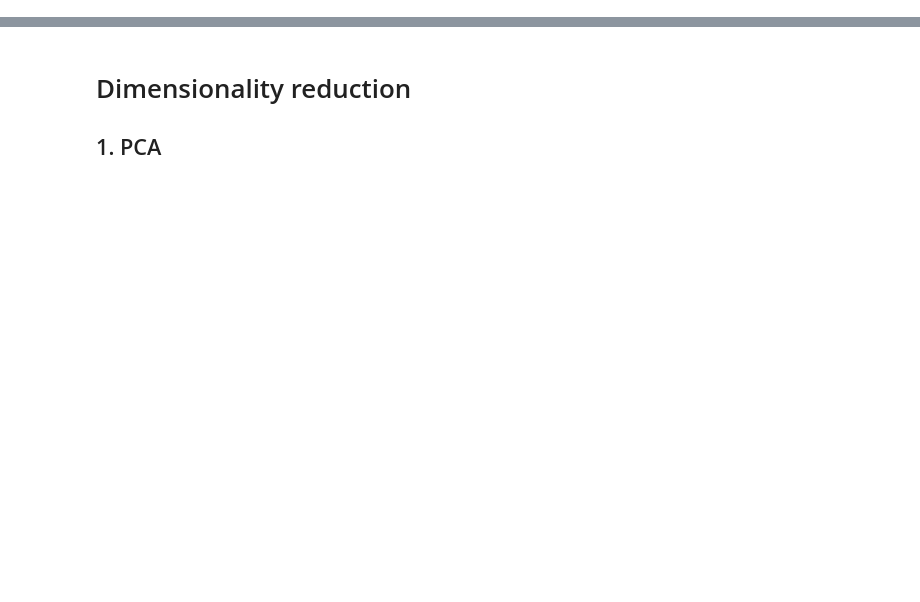
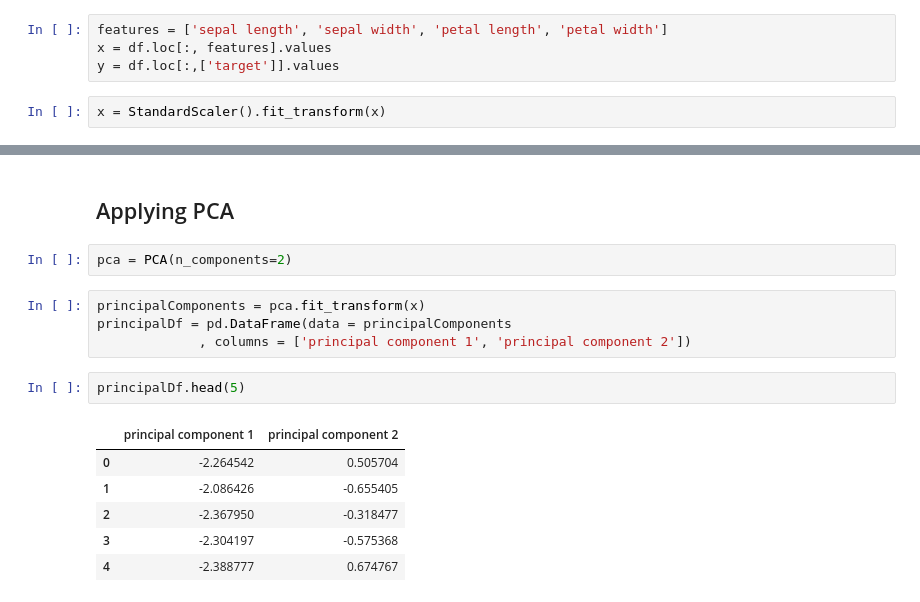
Before and after one commit to dennis-grinwald/tubddscourse, a Jupyter notebook: ml_part/day3_unsupervised/lecture_unsupervised_learning.ipynb, the cells around one changed output, grey strips where cells are left out. Saved outputs shown, nothing was run; the diff lists cells and outputs as text; blank space fills up the shorter version.

```diff
--- a/ml_part/day3_unsupervised/lecture_unsupervised_learning.ipynb
+++ b/ml_part/day3_unsupervised/lecture_unsupervised_learning.ipynb
@@ -29,0 +129,6 @@ $D={((\mathbf x_{1}), ..., (\mathbf x_{N}}))$,
+# %%
+features = ['sepal length', 'sepal width', 'petal length', 'petal width']
+x = df.loc[:, features].values
+y = df.loc[:,['target']].values
+# %%
+x = StandardScaler().fit_transform(x)
@@ -30,3 +153,17 @@ $D={((\mathbf x_{1}), ..., (\mathbf x_{N}}))$,
 # %% [markdown]
-# Dimensionality reduction
-## 1. PCA
+## Applying PCA
+# %%
+pca = PCA(n_components=2)
+# %%
+principalComponents = pca.fit_transform(x)
+principalDf = pd.DataFrame(data = principalComponents
+             , columns = ['principal component 1', 'principal component 2'])
+# %%
+principalDf.head(5)
+# %% [output]
+|  | principal component 1 | principal component 2 |
+| 0 | -2.264542 | 0.505704 |
+| 1 | -2.086426 | -0.655405 |
+| 2 | -2.367950 | -0.318477 |
+| 3 | -2.304197 | -0.575368 |
+| 4 | -2.388777 | 0.674767 |
```
Also changed, not shown: parts of 18 cells of this notebook, 7 other files.
